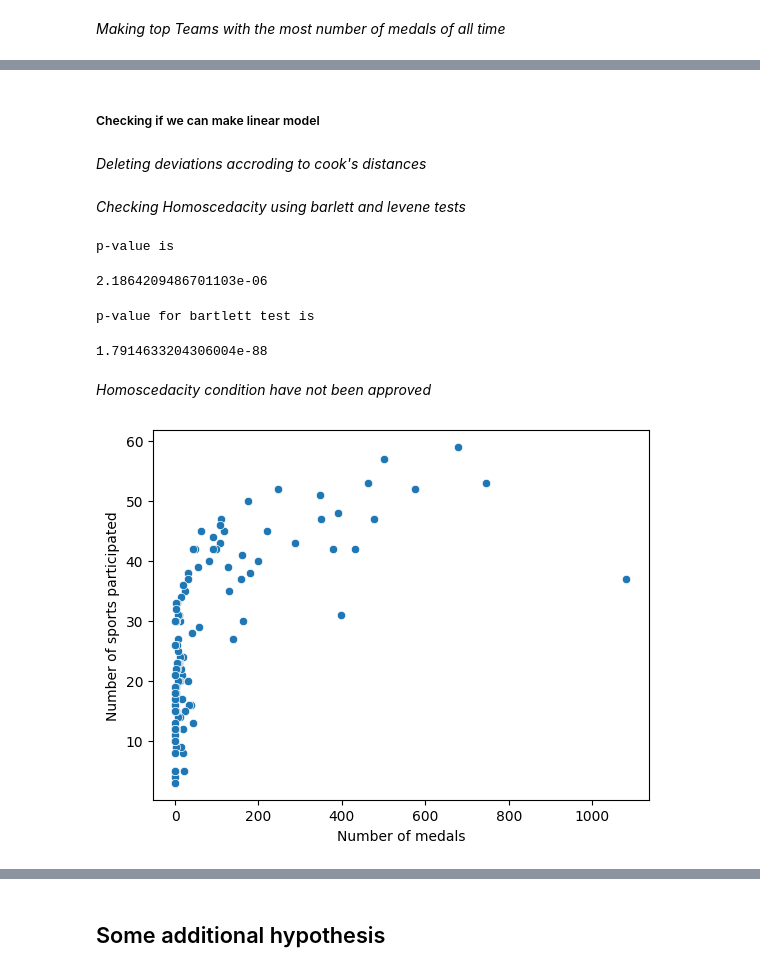
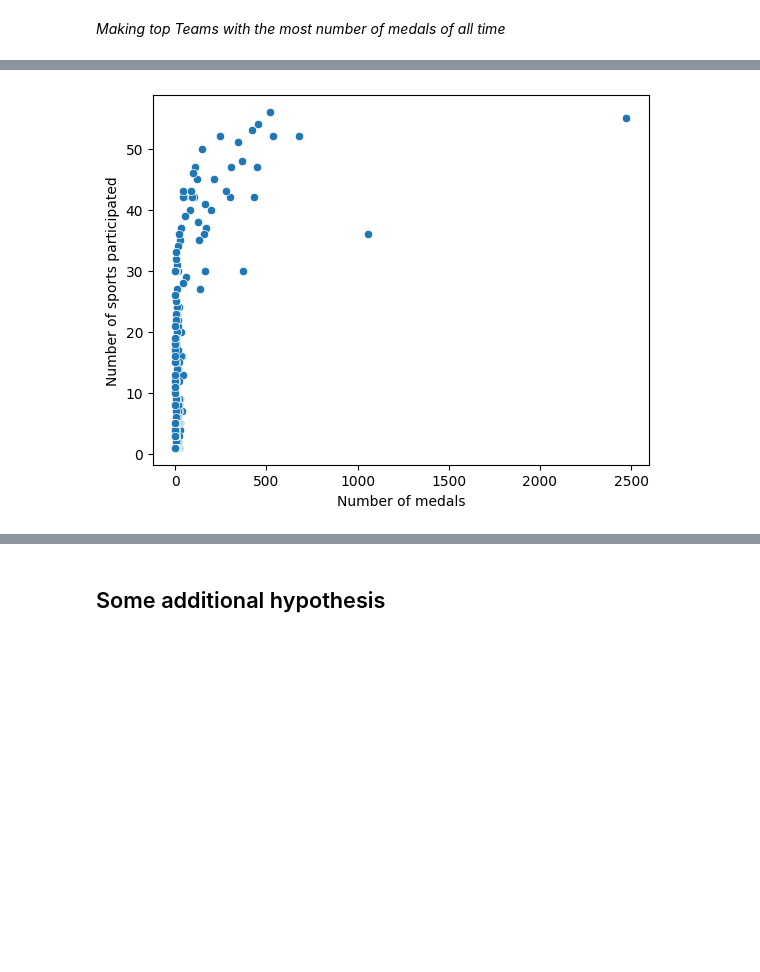
Before and after one commit to vladissta/BI_Statistics_2022, a Jupyter notebook: Project/Reports/report.ipynb, the cells around one changed output, grey strips where cells are left out. Saved outputs shown, nothing was run; the diff lists cells and outputs as text; code cells hidden in the pictures; blank space fills up the shorter version.

```diff
--- a/Project/Reports/report.ipynb
+++ b/Project/Reports/report.ipynb
@@ -505,2 +514,0 @@ num_sport_medals
-# %% [markdown]
-##### Checking if we can make linear model
@@ -512,2 +514,0 @@ x = sm.add_constant(x)
-# %% [markdown]
-_Deleting deviations accroding to cook's distances_
@@ -520,22 +515,4 @@ df_wo_devs = num_sport_medals[cooks[1] > 0.05]
-# %% [markdown]
-_Checking Homoscedacity using barlett and levene tests_
-# %%
-print('p-value for levene test is')
-levene(df_wo_devs['Number of medals'],
-df_wo_devs['Number of sports participated']).pvalue
-# %% [output]
-p-value is
-2.1864209486701103e-06
-# %%
-print('p-value for bartlett test is')
-bartlett(df_wo_devs['Number of medals'],
-df_wo_devs['Number of sports participated']).pvalue
-# %% [output]
-p-value for bartlett test is
-1.7914633204306004e-88
-# %% [markdown]
-_Homoscedacity condition have not been approved_
-# %%
-sns.scatterplot(x=df_wo_devs['Number of medals'], y=df_wo_devs['Number of sports participated']);
-# %% [output]
-[figure, removed]
+# %%
+sns.scatterplot(x=num_sport_medals['Number of medals'], y=num_sport_medals['Number of sports participated']);
+# %% [output]
+[figure, added]
```
Also changed, not shown: parts of 41 cells of this notebook, 3 other files.
